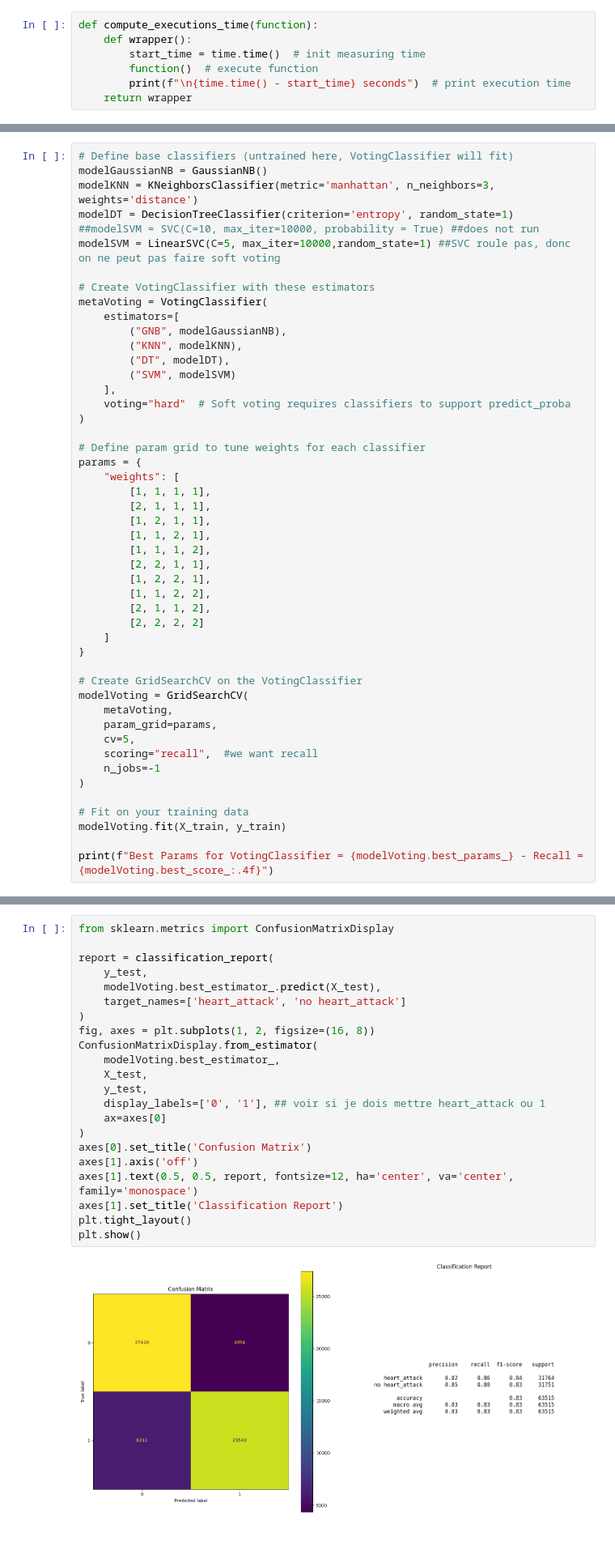
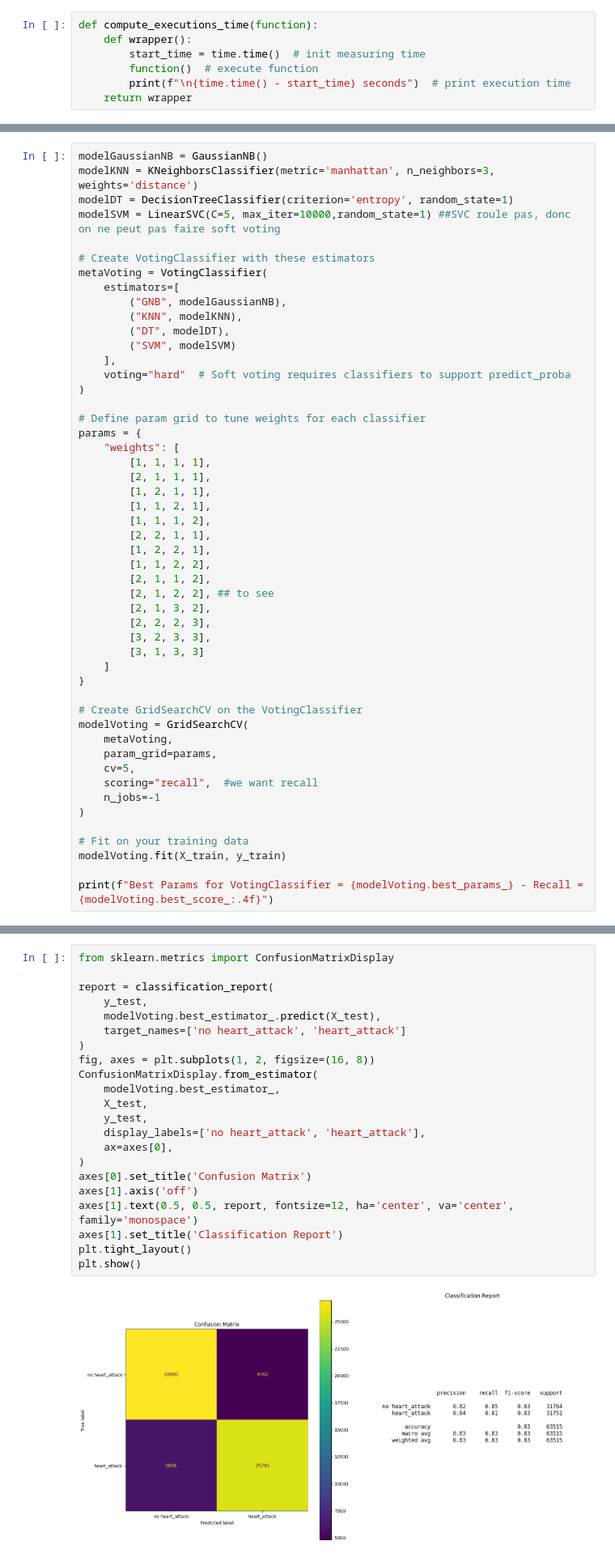
Before and after one commit to alexlafuente/heart_attack_prediction_md, a Jupyter notebook: meta_learning.ipynb, the cells around one changed output, grey strips where cells are left out. Shown at 81% size. Saved outputs shown, nothing was run; the diff lists cells and outputs as text.

Commit message:
Finished voting and cleaned the code for meta-learning

```diff
--- a/meta_learning.ipynb
+++ b/meta_learning.ipynb
@@ -147,11 +173,9 @@ plt.show()
 # %% [output]
 [figure]
 # %%
-# Define base classifiers (untrained here, VotingClassifier will fit)
 modelGaussianNB = GaussianNB()
 modelKNN = KNeighborsClassifier(metric='manhattan', n_neighbors=3, weights='distance')
 modelDT = DecisionTreeClassifier(criterion='entropy', random_state=1)
-##modelSVM = SVC(C=10, max_iter=10000, probability = True) ##does not run
 modelSVM = LinearSVC(C=5, max_iter=10000,random_state=1) ##SVC roule pas, donc on ne peut pas faire soft voting
 
 # Create VotingClassifier with these estimators
@@ -177,7 +201,11 @@ params = {
         [1, 2, 2, 1],
         [1, 1, 2, 2],
         [2, 1, 1, 2],
-        [2, 2, 2, 2]
+        [2, 1, 2, 2], ## to see
+        [2, 1, 3, 2],
+        [2, 2, 2, 3],
+        [3, 2, 3, 3],
+        [3, 1, 3, 3]
     ]
 }
 
@@ -199,27 +227,27 @@ Best Params for VotingClassifier = {'weights': [1, 1, 1, 2]} - Recall = 0.8070
 # %%
 from sklearn.metrics import ConfusionMatrixDisplay
 
 report = classification_report(
     y_test,
     modelVoting.best_estimator_.predict(X_test),
-    target_names=['heart_attack', 'no heart_attack']
+    target_names=['no heart_attack', 'heart_attack']
 )
 fig, axes = plt.subplots(1, 2, figsize=(16, 8))
 ConfusionMatrixDisplay.from_estimator(
     modelVoting.best_estimator_,
     X_test,
     y_test,
-    display_labels=['0', '1'], ## voir si je dois mettre heart_attack ou 1
-    ax=axes[0]
+    display_labels=['no heart_attack', 'heart_attack'],
+    ax=axes[0],
 )
 axes[0].set_title('Confusion Matrix')
 axes[1].axis('off')
 axes[1].text(0.5, 0.5, report, fontsize=12, ha='center', va='center', family='monospace')
 axes[1].set_title('Classification Report')
 plt.tight_layout()
 plt.show()
 # %% [output]
-[figure, old version]
+[figure, new version]
 # %% [markdown]
 ## **Bagging**
 # %%
```
Also changed, not shown: parts of 26 cells of this notebook.
